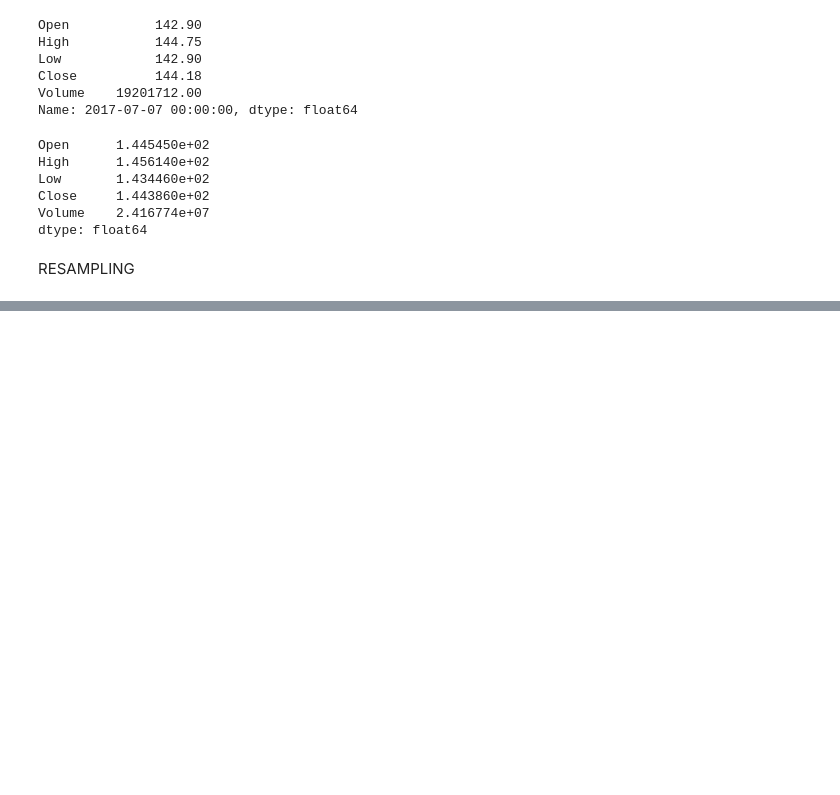
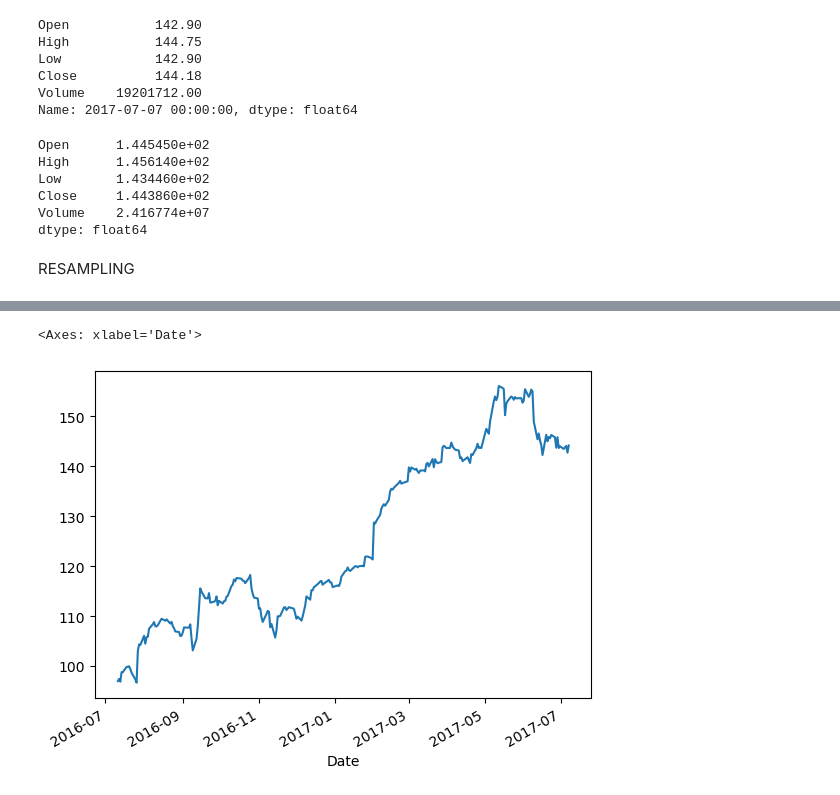
Before and after one commit to hsnaidu/DS_L, a Jupyter notebook: learning/timeseries.ipynb, the cells around one changed output, grey strips where cells are left out. Drawn from its saved outputs; the diff is of its cells as text; code cells hidden in the pictures; blank space fills up the shorter version.

```diff
--- a/learning/timeseries.ipynb
+++ b/learning/timeseries.ipynb
@@ -72,0 +83,6 @@ df.Close.resample('D').mean().plot() # shows the daily avg values
+# %%
+# NOTE we can even plot for a col
+df.Close.plot()
+# %% [output]
+<Axes: xlabel='Date'>
+[figure, added]
```
Also changed, not shown: parts of 3 cells of this notebook, 1 other file.
